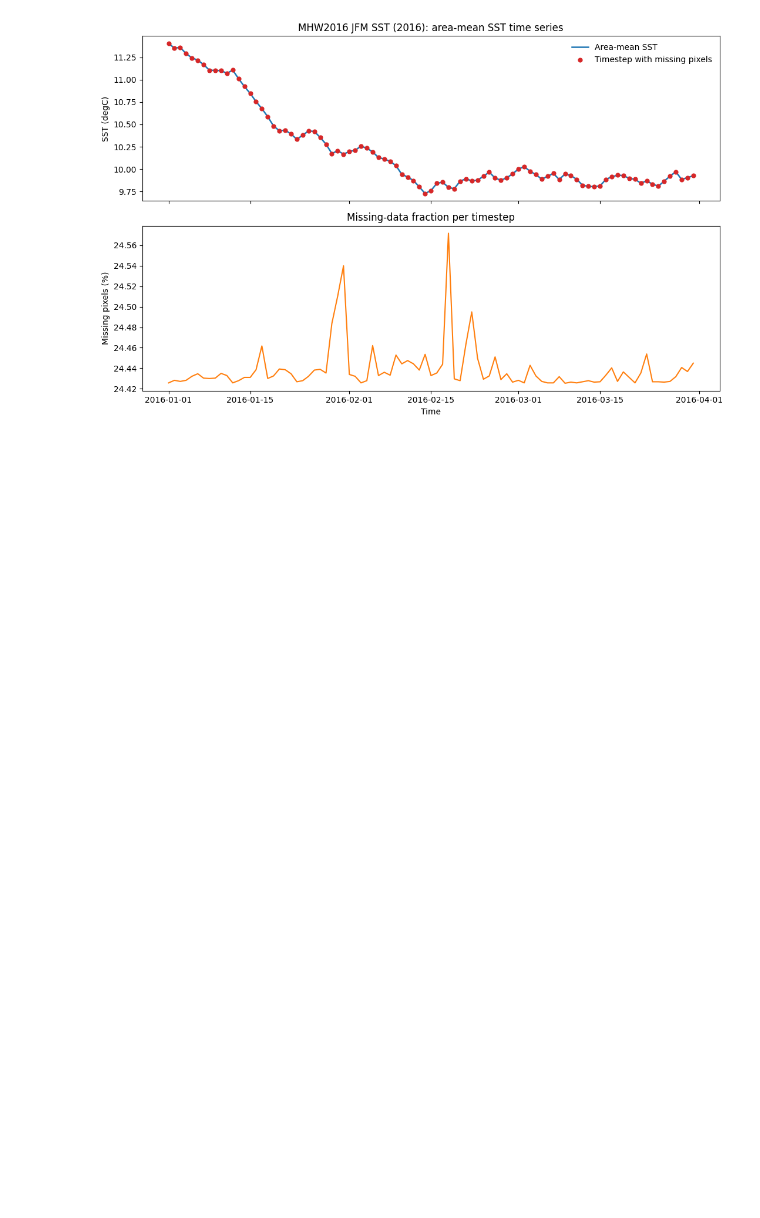
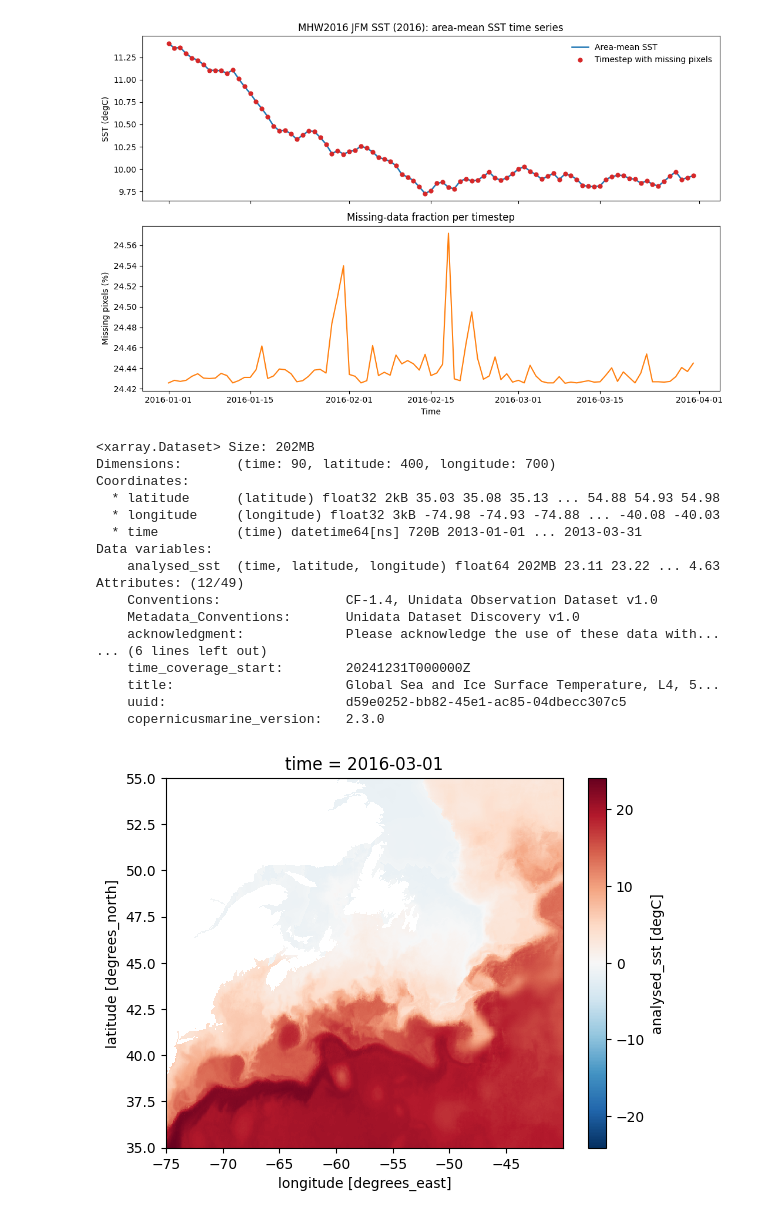
Before and after one commit to natslimak/OceanCourses, a Jupyter notebook: DigitalOcean/Project/test.ipynb, the cells around one changed output. Cells and saved outputs as stored; diff of their text form; code cells hidden in the pictures; blank space fills up the shorter version.

```diff
--- a/DigitalOcean/Project/test.ipynb
+++ b/DigitalOcean/Project/test.ipynb
@@ -719,3 +719,27 @@ No missing timestamps detected from the time axis.
 Timesteps fully missing (all pixels NaN): 0
 Timesteps partially missing (some pixels NaN): 91
 [figure]
+# %%
+# Plot the date and a temperature
+ds_mhw2016_sst_2016["analysed_sst"].isel(time=60).plot()
+
+ds_mhw2016_sst_2013
+# %% [output]
+<xarray.Dataset> Size: 202MB
+Dimensions:       (time: 90, latitude: 400, longitude: 700)
+Coordinates:
+  * latitude      (latitude) float32 2kB 35.03 35.08 35.13 ... 54.88 54.93 54.98
+  * longitude     (longitude) float32 3kB -74.98 -74.93 -74.88 ... -40.08 -40.03
+  * time          (time) datetime64[ns] 720B 2013-01-01 ... 2013-03-31
+Data variables:
+    analysed_sst  (time, latitude, longitude) float64 202MB 23.11 23.22 ... 4.63
+Attributes: (12/49)
+    Conventions:                CF-1.4, Unidata Observation Dataset v1.0
+    Metadata_Conventions:       Unidata Dataset Discovery v1.0
+    acknowledgment:             Please acknowledge the use of these data with...
+... (6 lines left out)
+    time_coverage_start:        20241231T000000Z
+    title:                      Global Sea and Ice Surface Temperature, L4, 5...
+    uuid:                       d59e0252-bb82-45e1-ac85-04dbecc307c5
+    copernicusmarine_version:   2.3.0
+[figure, added]
```
Also changed, not shown: parts of 2 cells of this notebook, 4 other files.
